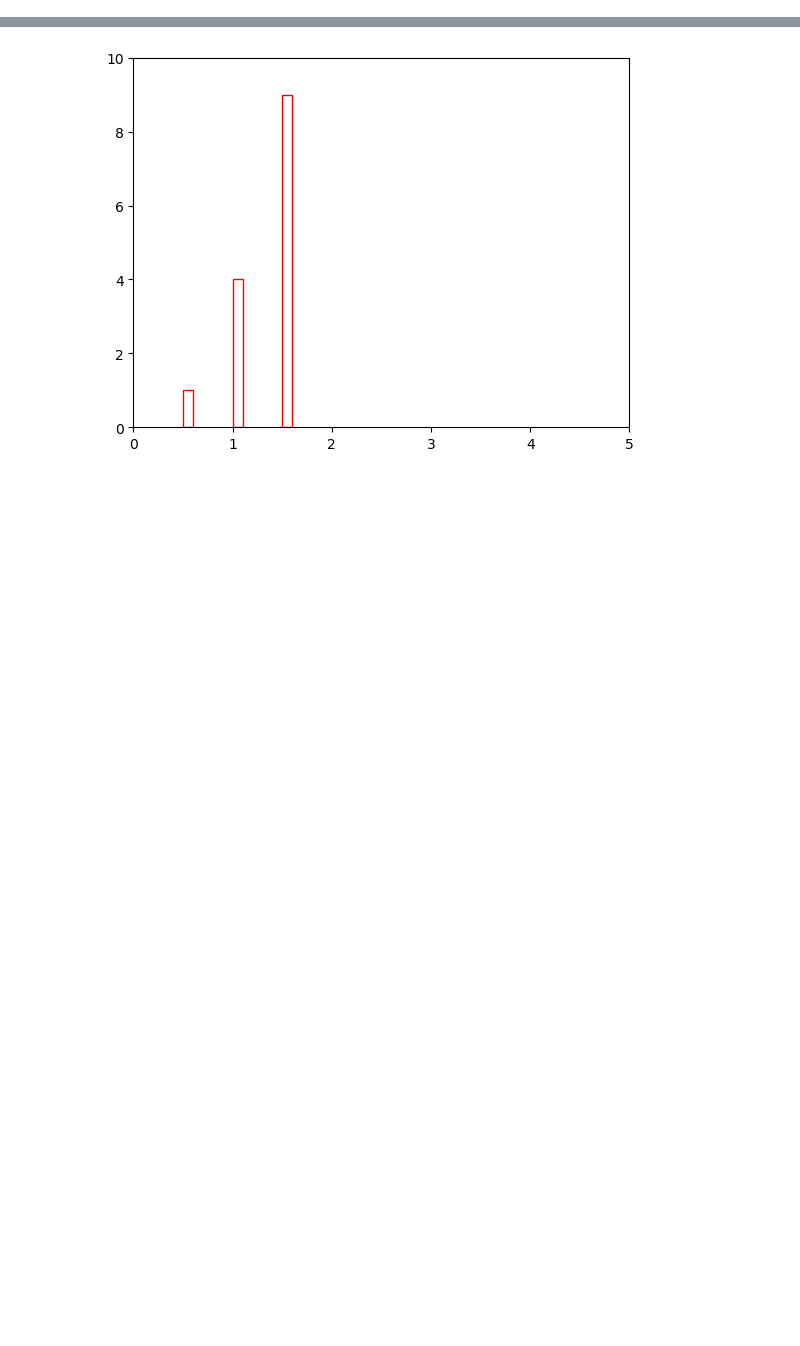
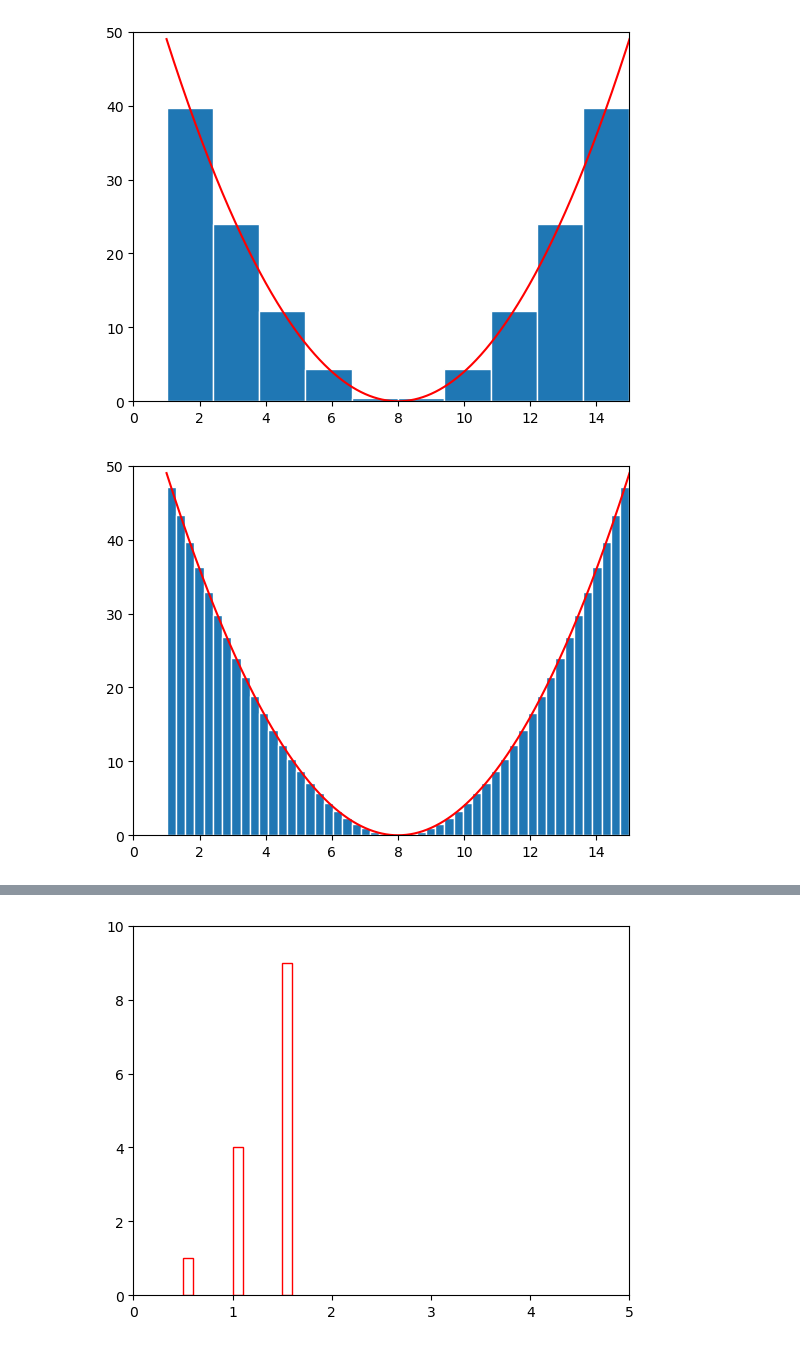
Before and after one commit to sampad95/python_and_jupyter-notebook_scripting, a Jupyter notebook: defining_function/Riemann_integral.ipynb, the cells around one changed output, grey strips where cells are left out. Cells and saved outputs as stored; diff of their text form; code cells hidden in the pictures; blank space fills up the shorter version.

```diff
--- a/defining_function/Riemann_integral.ipynb
+++ b/defining_function/Riemann_integral.ipynb
@@ -107,0 +141,7 @@ Riemann_plot(1, 15, 50, method='left')
+# %%
+Riemann_plot(1, 15, 10, method='mid')
+Riemann_plot(1, 15, 50, method='mid')
+Riemann_plot(1, 15, 100, method='mid')
+# %% [output]
+[figure, added]
+[figure, added]
```
Also changed, not shown: parts of 14 cells of this notebook.
